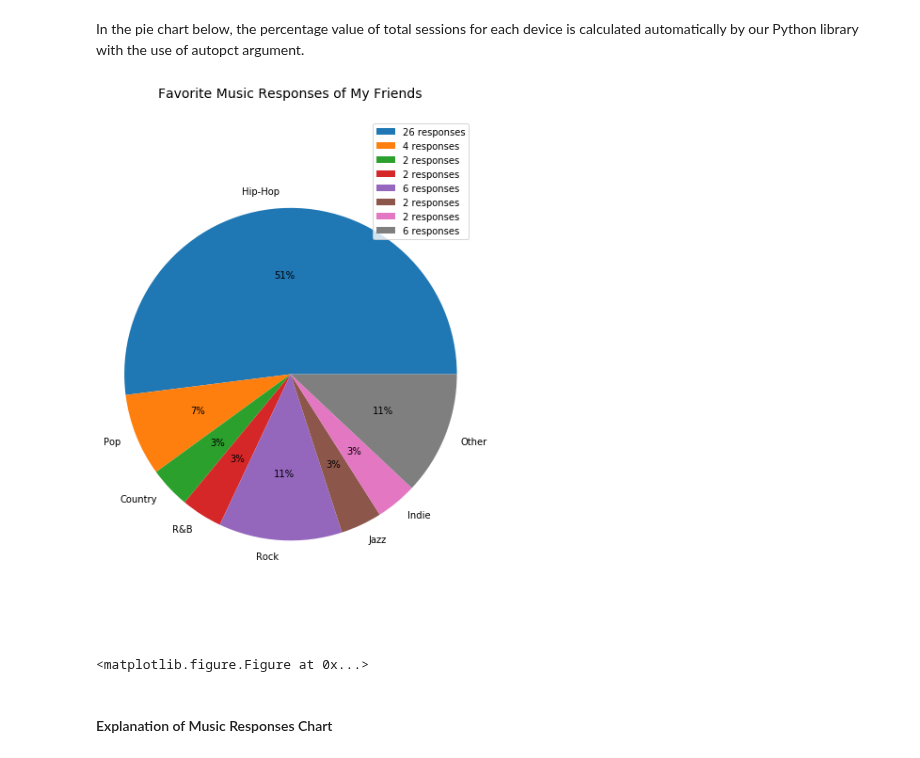
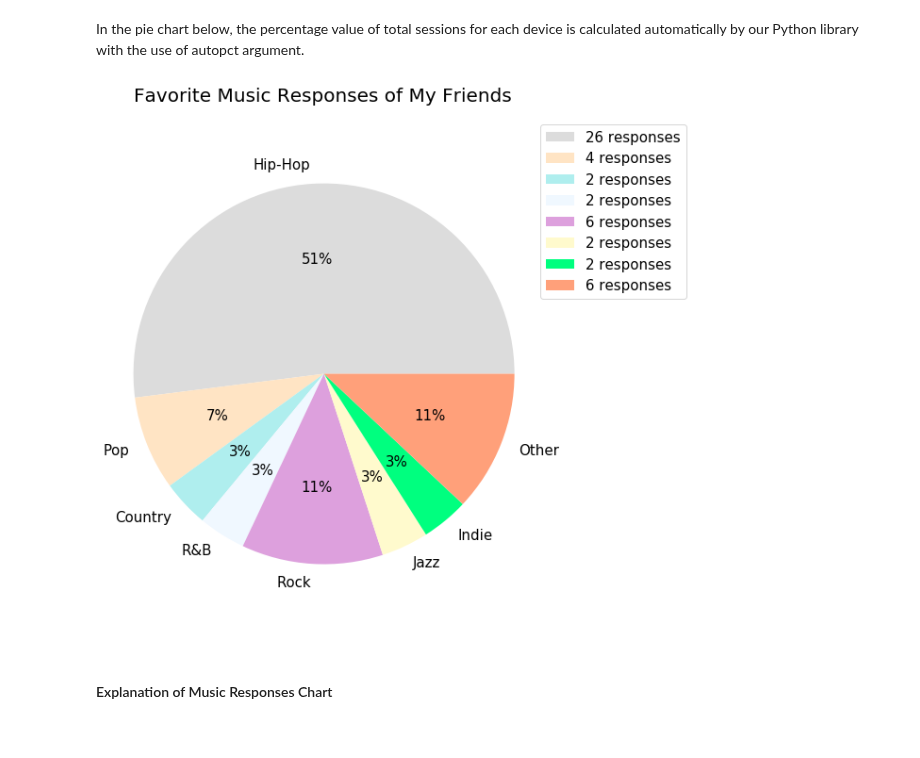
Before and after one commit to frieds/frieds.github.io, a Jupyter notebook: data-visualizations/when_use_pie_charts.ipynb, the cells around one changed output. Saved outputs shown, nothing was run; the diff lists cells and outputs as text; code cells hidden in the pictures.

```diff
--- a/data-visualizations/when_use_pie_charts.ipynb
+++ b/data-visualizations/when_use_pie_charts.ipynb
@@ -61,16 +61,19 @@ count_responses_per_type
 # %% [markdown]
 In the pie chart below, the percentage value of total sessions for each device is calculated automatically by our Python library with the use of autopct argument.
 # %%
+colors = ['gainsboro', 'bisque', 'paleturquoise', 'aliceblue', 'plum', 'lemonchiffon',
+         'springgreen', 'lightsalmon']
+
 fig = plt.gcf()
-fig.set_size_inches(7, 10)
-plt.pie(x=count_responses_per_music_type, labels=music_type, autopct='%i%%', radius=15)
-plt.title("Favorite Music Responses of My Friends", fontsize=14, y=1.03)
+plt.rcParams['font.size'] = 15.0
+fig.set_size_inches(8, 10)
+plt.pie(x=count_responses_per_music_type, labels=music_type, autopct='%i%%',
+        radius=15, colors=colors)
+plt.title("Favorite Music Responses of My Friends", fontsize=20, y=1.02)
 plt.axis('equal')  # makes a circle pie chart (not oval)
-plt.legend(loc='best', labels=count_responses_per_type)
-plt.figure(figsize=(18, 10));
+plt.legend(bbox_to_anchor=(1, 1), labels=count_responses_per_type);
 # %% [output]
-[figure, old version]
+[figure, new version]
-<matplotlib.figure.Figure at 0x...>
 # %% [markdown]
 #### Explanation of Music Responses Chart
 # %% [markdown]
```
Also changed, not shown: parts of 2 cells of this notebook, 13 other files.
